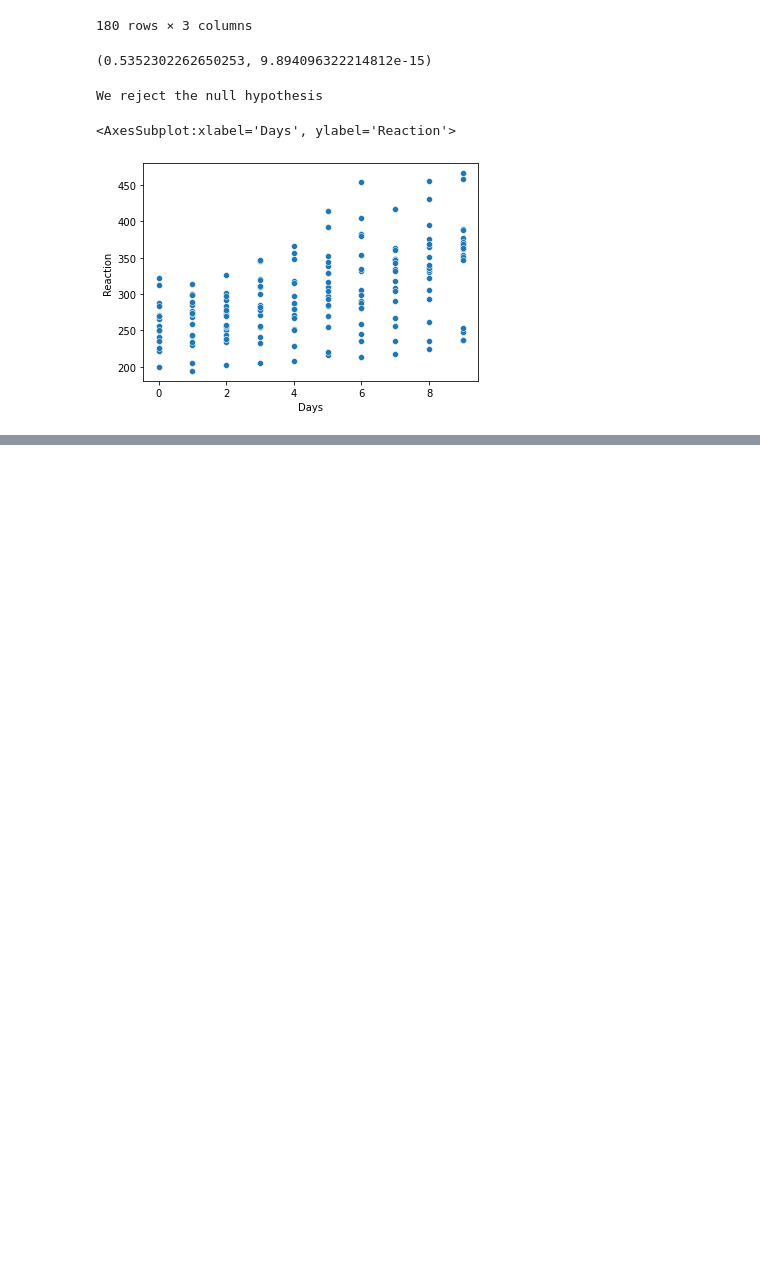
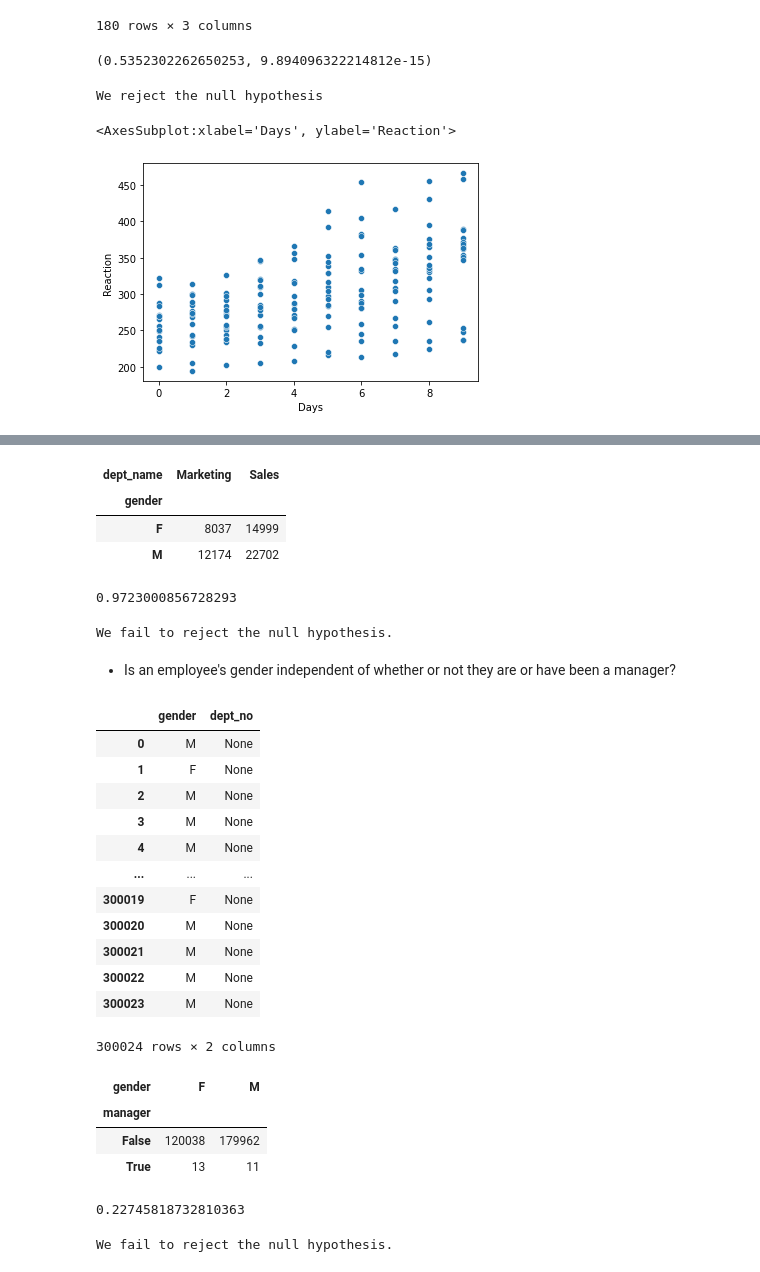
Before and after one commit to DeangeloBowen1/statistics, a Jupyter notebook: hypothesis_testing.ipynb, the cells around one changed output, grey strips where cells are left out. Drawn from its saved outputs; the diff is of its cells as text; code cells hidden in the pictures; blank space fills up the shorter version.

```diff
--- a/hypothesis_testing.ipynb
+++ b/hypothesis_testing.ipynb
@@ -487,0 +605,51 @@ sns.scatterplot(data = sleepstudy, x='Days', y='Reaction')
+# %%
+# step 1 crosstab
+observe = pd.crosstab(employees.gender, employees.dept_name)
+observe
+# %% [output]
+| dept_name | Marketing | Sales |
+| gender |  |  |
+| F | 8037 | 14999 |
+| M | 12174 | 22702 |
+# %%
+# step 2 get p value
+chi2, p, degf, expected = stats.chi2_contingency(observe)
+p
+# %% [output]
+0.9723000856728293
+# %%
+# step 3 outcome
+if p < alpha:
+    print(""""We reject the null hypothesis that there is no correlation,
+          observation points to alternative""")
+else:
+    print("We fail to reject the null hypothesis.")
+# %% [output]
+We fail to reject the null hypothesis.
+# %% [markdown]
+- Is an employee's gender independent of whether or not they are or have been a manager?
+# %%
+# manager database
+
+sql = """SELECT gender, dept_no
+FROM employees
+LEFT JOIN dept_manager as dm USING(emp_no);"""
+
+url = get_db_url("employees")
+managers = pd.read_sql(sql, url)
+managers = pd.DataFrame(managers)
+managers
+# %% [output]
+|  | gender | dept_no |
+| 0 | M | None |
+| 1 | F | None |
+| 2 | M | None |
+| 3 | M | None |
+| 4 | M | None |
+| ... | ... | ... |
+| 300019 | F | None |
+| 300020 | M | None |
+| 300021 | M | None |
+| 300022 | M | None |
+| 300023 | M | None |
+300024 rows × 2 columns
@@ -487,0 +658,21 @@ sns.scatterplot(data = sleepstudy, x='Days', y='Reaction')
+# %%
+observe = pd.crosstab(managers.manager, managers.gender)
+observe
+# %% [output]
+| gender | F | M |
+| manager |  |  |
+| False | 120038 | 179962 |
+| True | 13 | 11 |
+# %%
+chi2, p, degf, expected = stats.chi2_contingency(observe)
+p
+# %% [output]
+0.22745818732810363
+# %%
+if p < alpha:
+    print(""""We reject the null hypothesis that there is no correlation,
+          observation points to alternative""")
+else:
+    print("We fail to reject the null hypothesis.")
+# %% [output]
+We fail to reject the null hypothesis.
```
Also changed, not shown: parts of 21 cells of this notebook.
